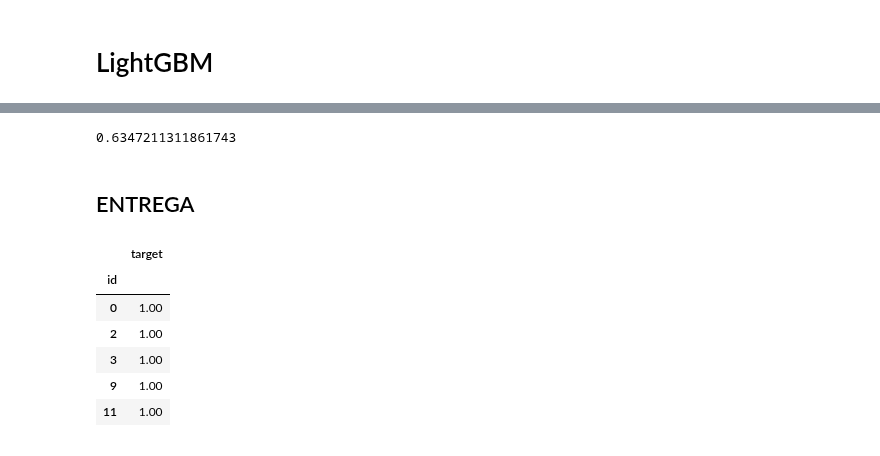
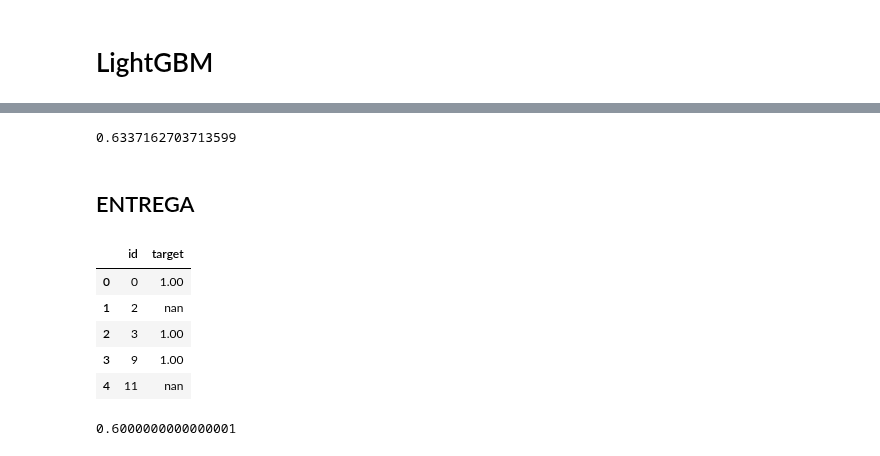
Before and after one commit to GIBelletti/TP2-7506-Datos, a Jupyter notebook: TP2.ipynb, the cells around one changed output, grey strips where cells are left out. Drawn from its saved outputs; the diff is of its cells as text; code cells hidden in the pictures.

```diff
--- a/TP2.ipynb
+++ b/TP2.ipynb
@@ -1422,12 +1437,14 @@ maximo 0.652300524170064 parametros (num_boost_round,early_stopping_rounds,desvi
 
 lgb_train = lgb.Dataset(train_set, train_label)
 
-params = {
-    'objective': 'regression',
-}
+params = {'num_leaves': 45,
+          'min_child_samples': 200,
+          'min_child_weight': 10,
+          'subsample': 0.7,
+          'colsample_bytree': 0.7
+          }
 
 gbm = lgb.train(params,
                 lgb_train,
-                valid_sets = lgb_train,
-                num_boost_round=110,
-                early_stopping_rounds=40)
+                valid_sets = lgb_train
+                )
@@ -1452,27 +1451,35 @@ Did not meet early stopping. Best iteration is:
+# %%
+predic = gbm.predict(test_set, num_iteration=gbm.best_iteration)
 # %%
-preds = gbm.predict(test_set, num_iteration=gbm.best_iteration)
 result = pd.read_csv('sample_submission.csv',index_col=['id'])
-preds += 0.2
+preds = predic + 0.17
 preds = preds.round()
 result['target'] = preds
 print(F1(result))
 # %% [output]
-0.6347211311861743
+0.6337162703713599
 # %% [markdown]
 ## ENTREGA
 # %%
-resultado_final = result#varia segun el metodo
+#resultado_final = result#varia segun el metodo
+resultado_final = pd.read_csv('sample_submission.csv')
+resultado_final['target'] += result['target']
 #resultado_final.columns = ['id','target']
 #resultado_final.reset_index()
+resultado_final.reset_index()
 resultado_final.head()
 # %% [output]
-|  | target |
-| id |  |
-| 0 | 1.00 |
-| 2 | 1.00 |
-| 3 | 1.00 |
-| 9 | 1.00 |
-| 11 | 1.00 |
+|  | id | target |
+| 0 | 0 | 1.00 |
+| 1 | 2 | nan |
+| 2 | 3 | 1.00 |
+| 3 | 9 | 1.00 |
+| 4 | 11 | nan |
 # %%
 #cuando todo termina el archivo de entrega
+resultado_final.fillna(0, inplace=True)
+resultado_final['target'] = resultado_final['target'].map(int)
 resultado_final.to_csv('submit.csv', index=False)
+print(F1(resultado_final))
+# %% [output]
+0.6000000000000001
```
Also changed, not shown: parts of 6 cells of this notebook.
